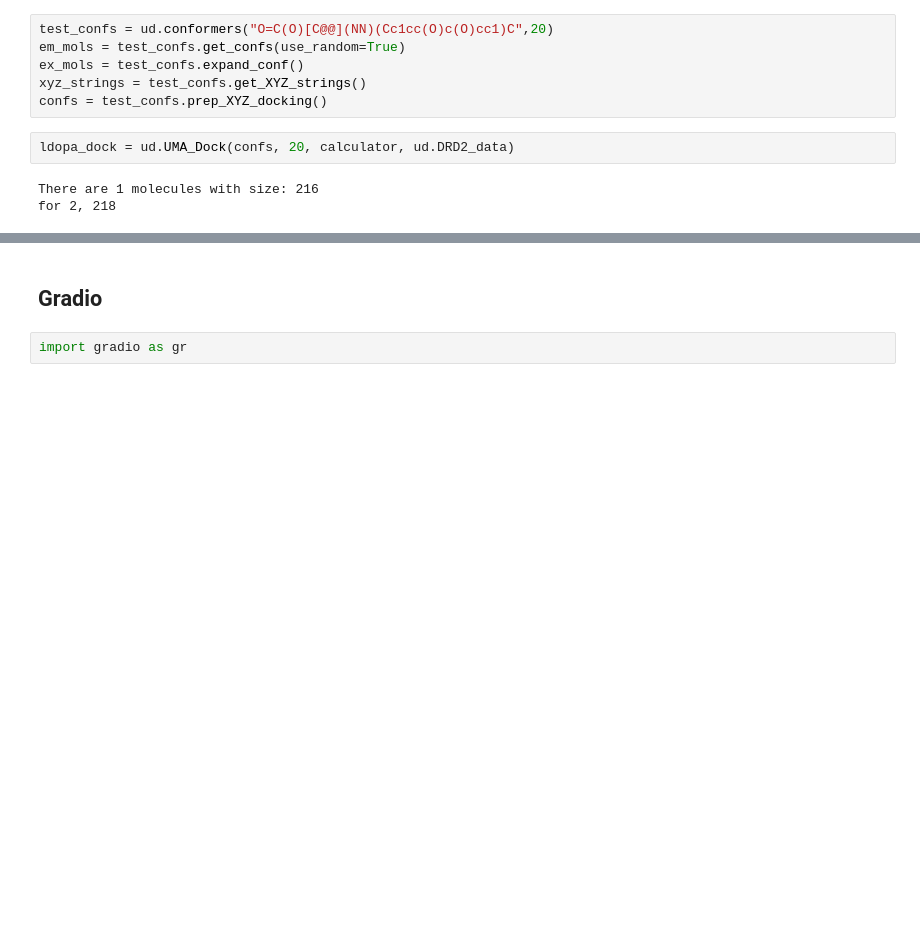
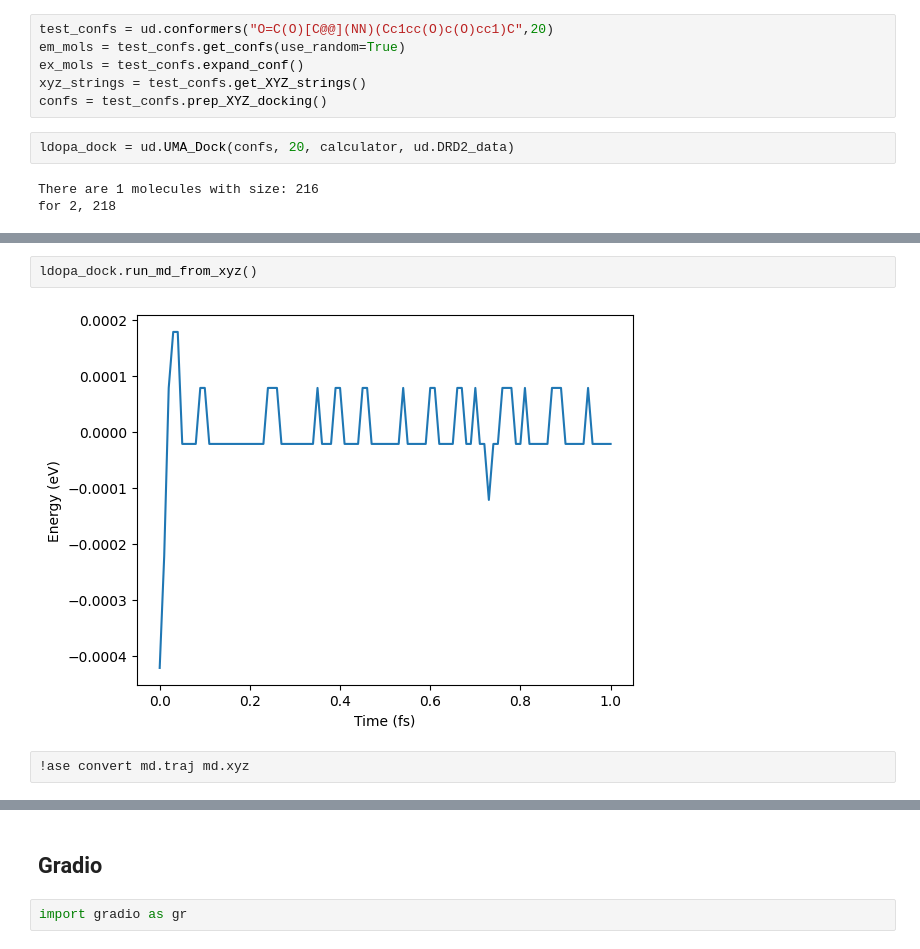
Before and after one commit to MauricioCafiero/UMADock, a Jupyter notebook: notebooks/UMA_Dock_Gradio.ipynb, the cells around one changed output, grey strips where cells are left out. Saved outputs shown, nothing was run; the diff lists cells and outputs as text; blank space fills up the shorter version.

```diff
--- a/notebooks/UMA_Dock_Gradio.ipynb
+++ b/notebooks/UMA_Dock_Gradio.ipynb
@@ -178,0 +160,6 @@ The lowest elecronic binding energy came from conformer 9, and pose 0 = -26.896
+# %%
+ldopa_dock.run_md_from_xyz()
+# %% [output]
+[figure, added]
+# %%
+!ase convert md.traj md.xyz
```
Also changed, not shown: parts of 12 cells of this notebook.
